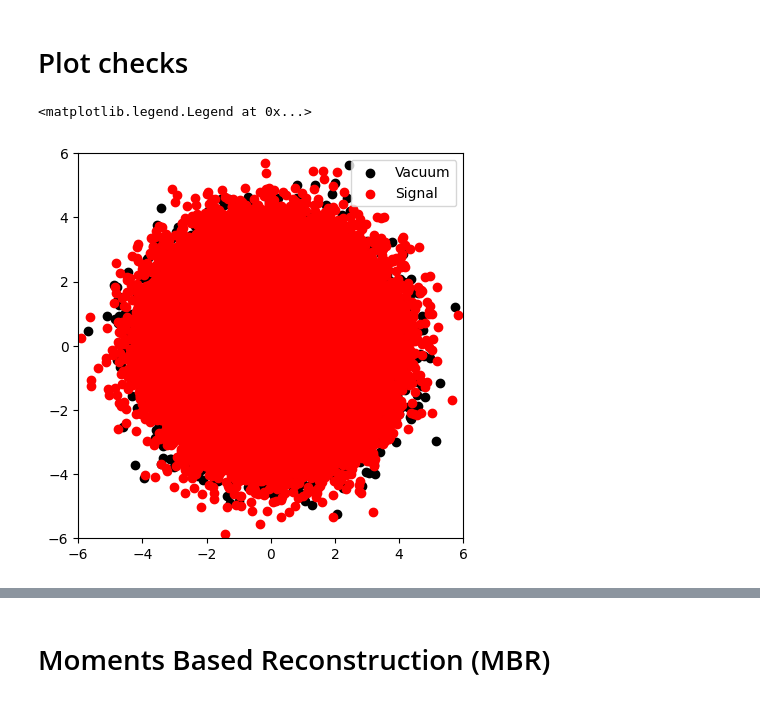
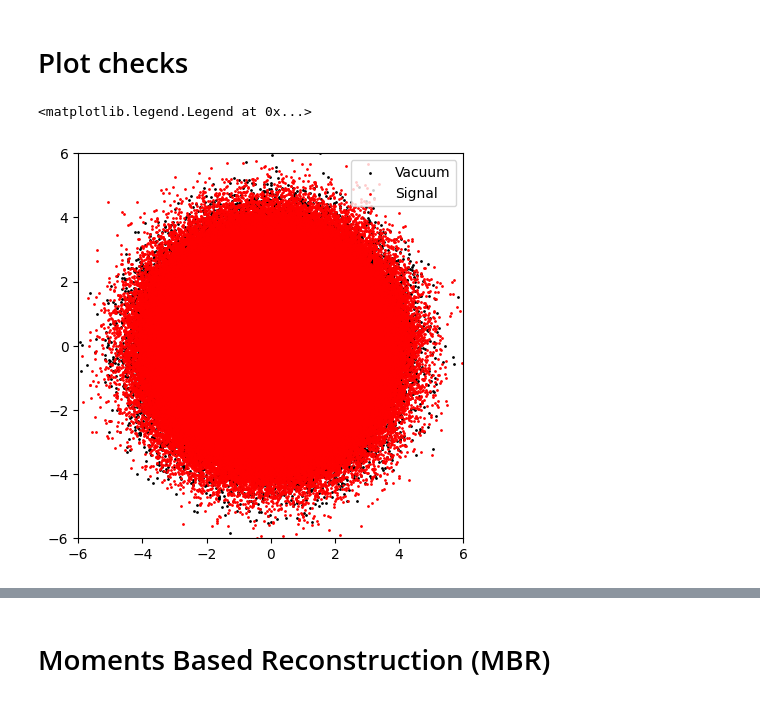
Before and after one commit to dlabranc/StateTomography, a Jupyter notebook: Notebooks/ExampleTomography.ipynb, the cells around one changed output, grey strips where cells are left out. Saved outputs shown, nothing was run; the diff lists cells and outputs as text; code cells hidden in the pictures.

```diff
--- a/Notebooks/ExampleTomography.ipynb
+++ b/Notebooks/ExampleTomography.ipynb
@@ -42,8 +42,8 @@ sQPD_fock1 = sQPD_fock(s, x + 1j*p, 1)
 # %% [markdown]
 ### Sampling
 # %%
-N_samples = 100000
-batch_size = 10000
+N_samples = 1000000
+batch_size = 100000
 
 # Always samples the vacuum
 samples_gnd = sample_from_analytic_distribution(N_samples, f_coherent, (-6, 6, -6, 6), M=1, batch_size=batch_size, s=s, alpha0=0)
@@ -54,13 +54,13 @@ samples_sig_ineff = np.concatenate([sample_from_analytic_distribution(int(N_samp
 # Plot checks
 # %%
 fig, ax = plt.subplots(figsize=(5, 5))
-ax.scatter(samples_gnd.real, samples_gnd.imag, label='Vacuum', color='black')
-ax.scatter(samples_sig.real, samples_sig.imag, label='Signal', color='red')
+ax.scatter(samples_gnd.real, samples_gnd.imag, label='Vacuum', color='black', s=1)
+ax.scatter(samples_sig.real, samples_sig.imag, label='Signal', color='red', s=1)
 
 ax.set_xlim([-6, 6])
 ax.set_ylim([-6, 6])
 ax.set_aspect('equal')
-ax.legend()
+ax.legend(loc='upper right')
 # %% [output]
 <matplotlib.legend.Legend at 0x...>
-[figure, old version]
+[figure, new version]
```
Also changed, not shown: parts of 28 cells of this notebook, 2 other files.
